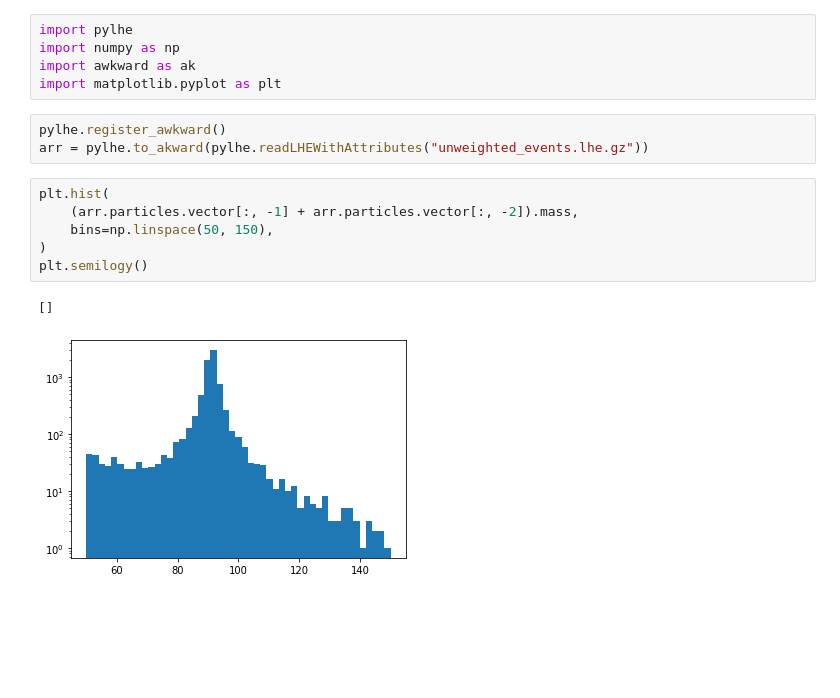
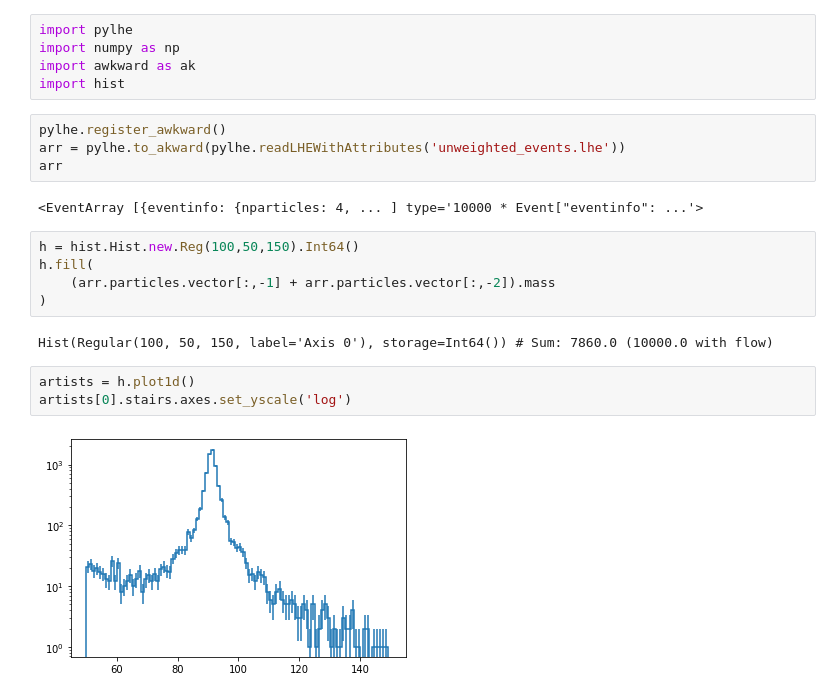
Before and after one commit to scikit-hep/pylhe, a Jupyter notebook: examples/awkward_example.ipynb, the cells around one changed output. Cells and saved outputs as stored; diff of their text form; blank space fills up the shorter version.

```diff
--- a/examples/awkward_example.ipynb
+++ b/examples/awkward_example.ipynb
@@ -2,16 +2,22 @@
 import pylhe
 import numpy as np
 import awkward as ak
-import matplotlib.pyplot as plt
+import hist
 # %%
 pylhe.register_awkward()
-arr = pylhe.to_akward(pylhe.readLHEWithAttributes("unweighted_events.lhe.gz"))
+arr = pylhe.to_akward(pylhe.readLHEWithAttributes('unweighted_events.lhe'))
+arr
+# %% [output]
+<EventArray [{eventinfo: {nparticles: 4, ... ] type='10000 * Event["eventinfo": ...'>
 # %%
-plt.hist(
-    (arr.particles.vector[:, -1] + arr.particles.vector[:, -2]).mass,
-    bins=np.linspace(50, 150),
+h = hist.Hist.new.Reg(100,50,150).Int64()
+h.fill(
+    (arr.particles.vector[:,-1] + arr.particles.vector[:,-2]).mass
 )
-plt.semilogy()
 # %% [output]
-[]
+Hist(Regular(100, 50, 150, label='Axis 0'), storage=Int64()) # Sum: 7860.0 (10000.0 with flow)
-[figure, removed]
+# %%
+artists = h.plot1d()
+artists[0].stairs.axes.set_yscale('log')
+# %% [output]
+[figure, added]
```
